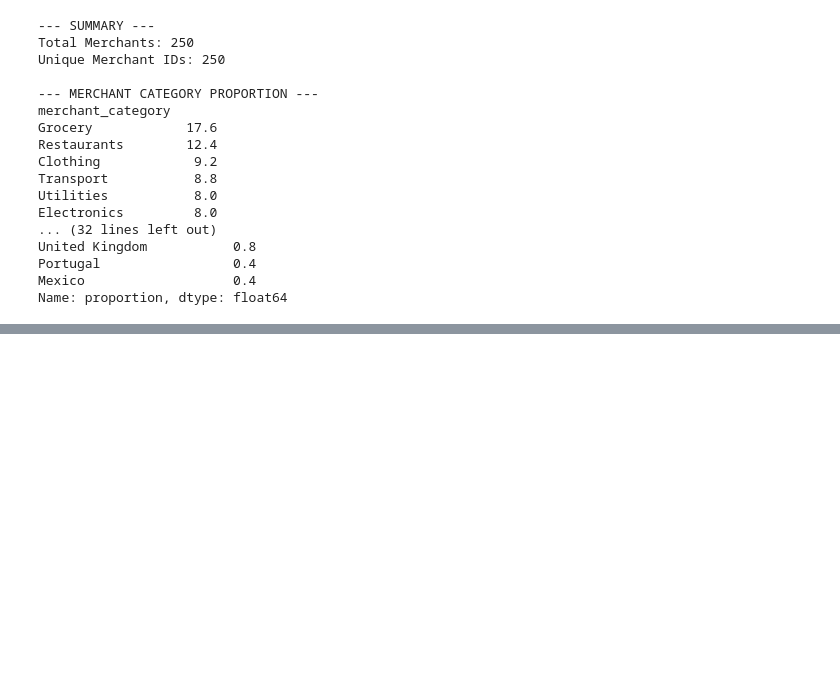
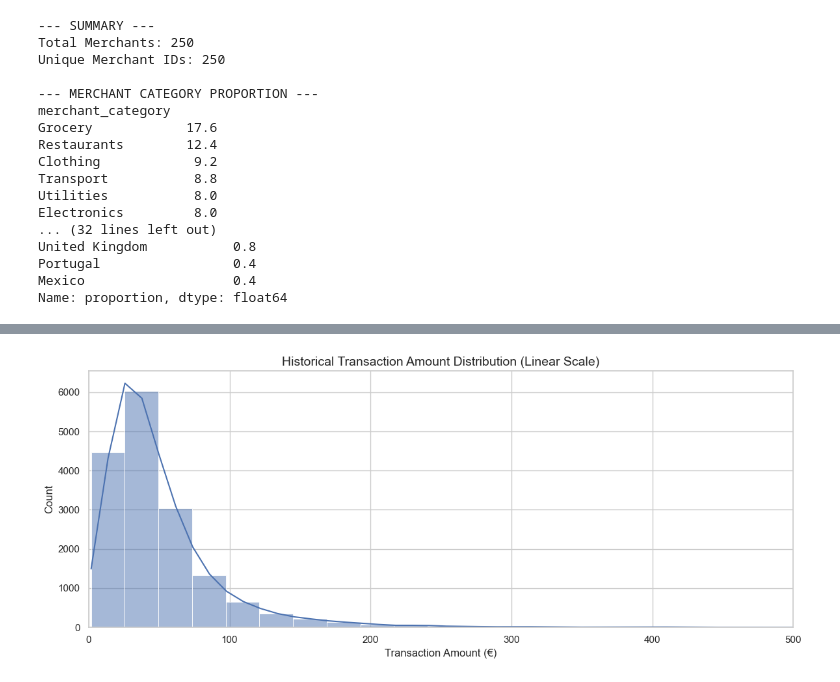
Before and after one commit to AnaCasGo/Financial_Anomaly, a Jupyter notebook: src/01_data_generation/Output_Validation.ipynb, the cells around one changed output, grey strips where cells are left out. Cells and saved outputs as stored; diff of their text form; code cells hidden in the pictures; blank space fills up the shorter version.

```diff
--- a/src/01_data_generation/Output_Validation.ipynb
+++ b/src/01_data_generation/Output_Validation.ipynb
@@ -204,0 +272,24 @@ Name: proportion, dtype: float64
+# %%
+fig, ax = plt.subplots(figsize=(12, 5))
+
+sns.histplot(
+    # data=hist_transactions,
+    data=prod_transactions,
+    x="amount",
+    bins=100,
+    color="b",
+    kde=True,
+    ax=ax,
+)
+
+ax.set_xlim(0, 500)
+ax.set_title("Historical Transaction Amount Distribution (Linear Scale)", fontsize=14)
+ax.set_xlabel("Transaction Amount (€)", fontsize=12)
+ax.set_ylabel("Count", fontsize=12)
+
+plt.tight_layout()
+plt.show()
+
+# Skewed-right distribution is found as defined in customer_behaviour_profile.py
+# %% [output]
+[figure, added]
```
Also changed, not shown: parts of 4 cells of this notebook, 8 other files.
